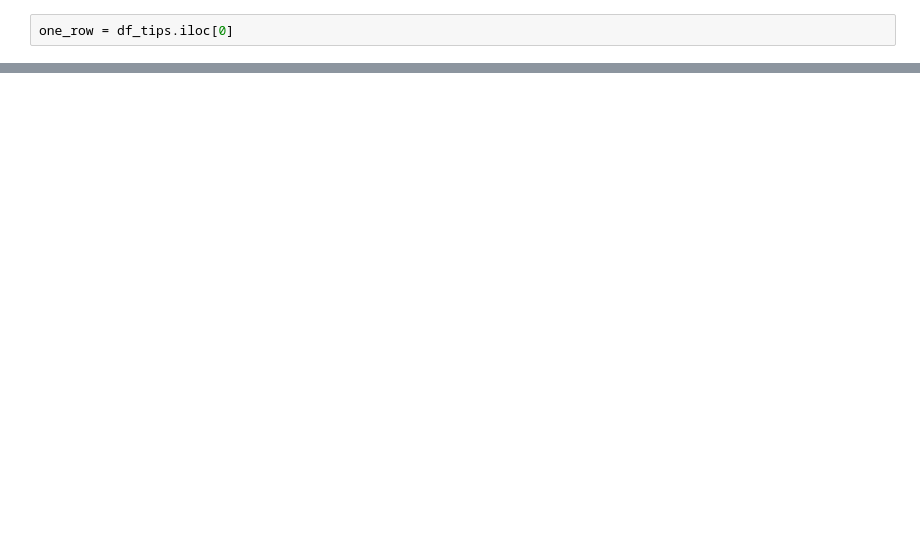
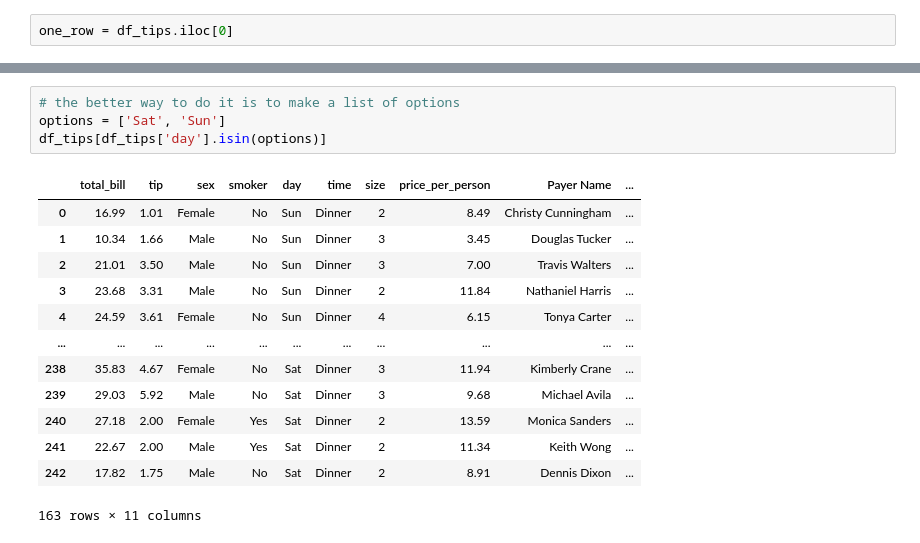
Before and after one commit to Cerlog/SDU---Deep-Learning---Summer-School-2022, a Jupyter notebook: Review/Pandas - dataframes.ipynb, the cells around one changed output, grey strips where cells are left out. Saved outputs shown, nothing was run; the diff lists cells and outputs as text; blank space fills up the shorter version.

```diff
--- a/Review/Pandas - dataframes.ipynb
+++ b/Review/Pandas - dataframes.ipynb
@@ -336,0 +193,18 @@ df_tips.append(one_row)
+# %%
+# the better way to do it is to make a list of options
+options = ['Sat', 'Sun']
+df_tips[df_tips['day'].isin(options)]
+# %% [output]
+|  | total_bill | tip | sex | smoker | day | time | size | price_per_person | Payer Name | ... |
+| 0 | 16.99 | 1.01 | Female | No | Sun | Dinner | 2 | 8.49 | Christy Cunningham | ... |
+| 1 | 10.34 | 1.66 | Male | No | Sun | Dinner | 3 | 3.45 | Douglas Tucker | ... |
+| 2 | 21.01 | 3.50 | Male | No | Sun | Dinner | 3 | 7.00 | Travis Walters | ... |
+| 3 | 23.68 | 3.31 | Male | No | Sun | Dinner | 2 | 11.84 | Nathaniel Harris | ... |
+| 4 | 24.59 | 3.61 | Female | No | Sun | Dinner | 4 | 6.15 | Tonya Carter | ... |
+| ... | ... | ... | ... | ... | ... | ... | ... | ... | ... | ... |
+| 238 | 35.83 | 4.67 | Female | No | Sat | Dinner | 3 | 11.94 | Kimberly Crane | ... |
+| 239 | 29.03 | 5.92 | Male | No | Sat | Dinner | 3 | 9.68 | Michael Avila | ... |
+| 240 | 27.18 | 2.00 | Female | Yes | Sat | Dinner | 2 | 13.59 | Monica Sanders | ... |
+| 241 | 22.67 | 2.00 | Male | Yes | Sat | Dinner | 2 | 11.34 | Keith Wong | ... |
+| 242 | 17.82 | 1.75 | Male | No | Sat | Dinner | 2 | 8.91 | Dennis Dixon | ... |
+163 rows × 11 columns
```
Also changed, not shown: parts of 62 cells of this notebook, 27 other files.
